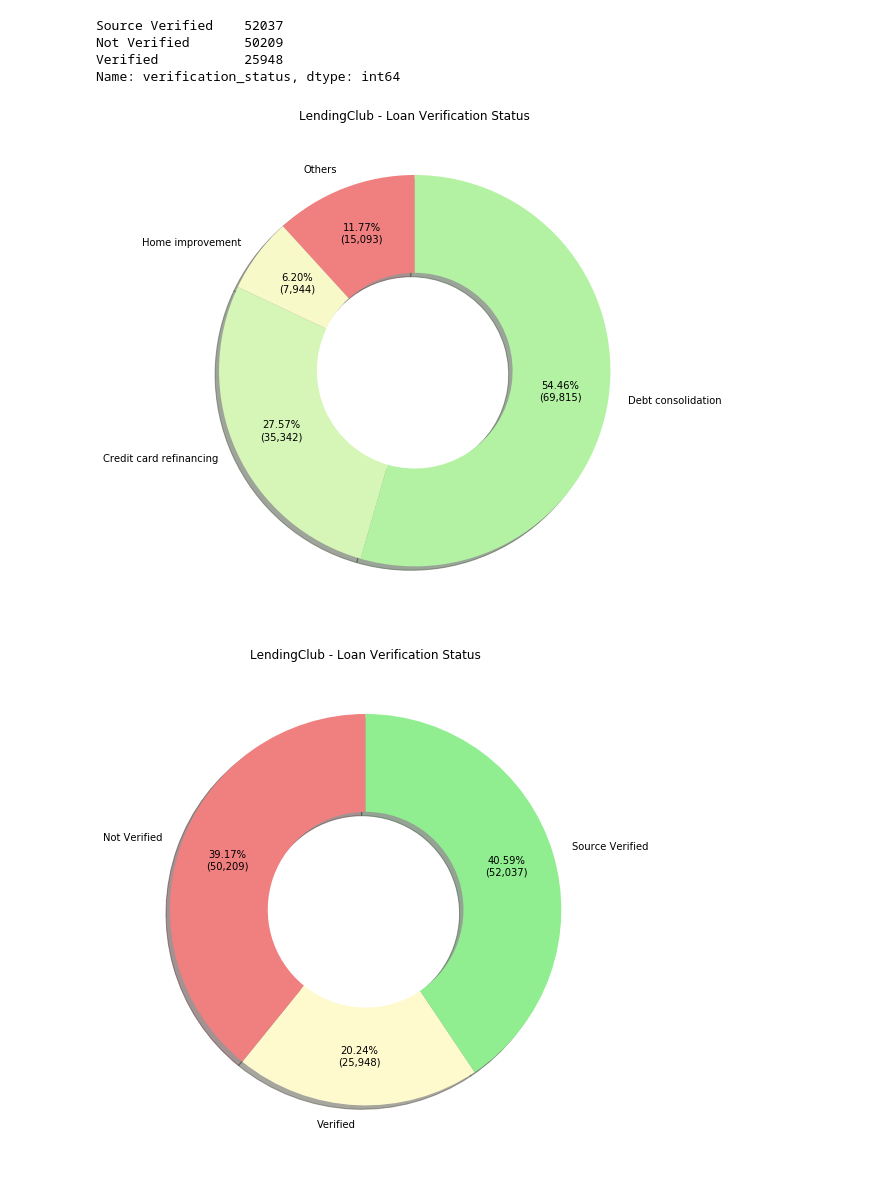
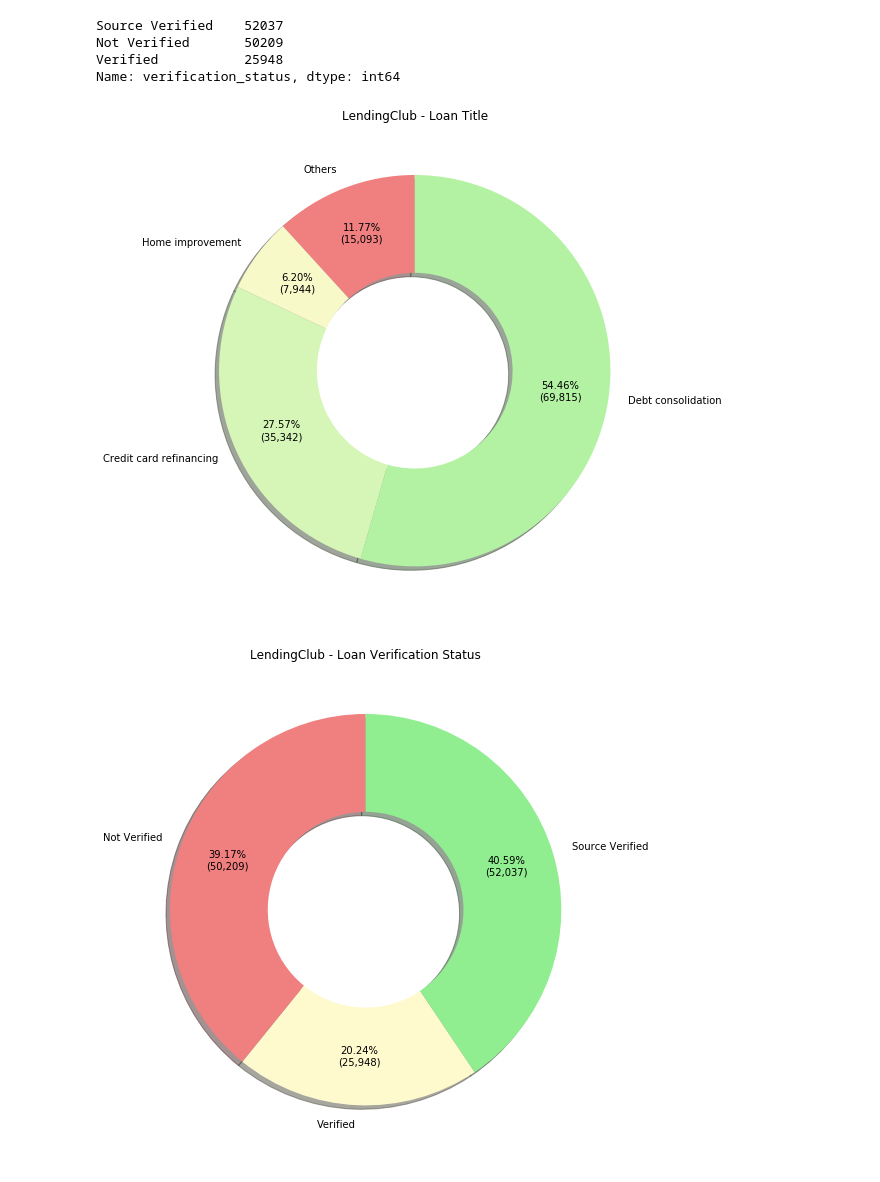
Before and after one commit to juszhan/LendingClub-Profitability, a Jupyter notebook: lendingclub_loan_analysis.ipynb, the cells around one changed output. Drawn from its saved outputs; the diff is of its cells as text; code cells hidden in the pictures.

```diff
--- a/lendingclub_loan_analysis.ipynb
+++ b/lendingclub_loan_analysis.ipynb
@@ -344,35 +344,35 @@ _title = dict(df["title"].value_counts().iteritems())
 labels = list(_title.keys())[:3]
 val = list(_title.values())[:3]
 
 labels.append("Others")
 val.append(sum(list(_title.values())[3:]))
 
 labels = labels[::-1]
 val = val[::-1]
 
 plt.figure(figsize=(16,9))
 
 vmin = 0
 vmax = len(val)
 
 _NORMALIZE = Normalize(vmin=vmin, vmax=vmax)
 custom_color_range = [[_NORMALIZE(vmin), "lightcoral"],
                       [_NORMALIZE(vmax/5), "lemonchiffon"],
                       [_NORMALIZE(vmax), "lightgreen"]]
 
 # _COLORMAP = plt.cm.ScalarMappable(cmap=plt.cm.Wistia)
 _COLORMAP = LinearSegmentedColormap.from_list("", custom_color_range, N=vmax+1)
 
 colors = _COLORMAP(list(range(0, vmax)))
 # lightcoral
 # lightgreen
 
 plt.pie(val, labels=labels, autopct=lambda p : '{:.2f}%\n({:,.0f})'.format(p,p * sum(val)/100), pctdistance=.75, wedgeprops=dict(width=0.5), colors=colors, startangle=90, shadow=True)
-plt.title("LendingClub - Loan Verification Status")
+plt.title("LendingClub - Loan Title")
 
 plt.show()
 # %% [output]
-[figure, old version]
+[figure, new version]
 # %%
 _verification_status = dict(df["verification_status"].value_counts().iteritems())
 
```
Also changed, not shown: 1 other file.
